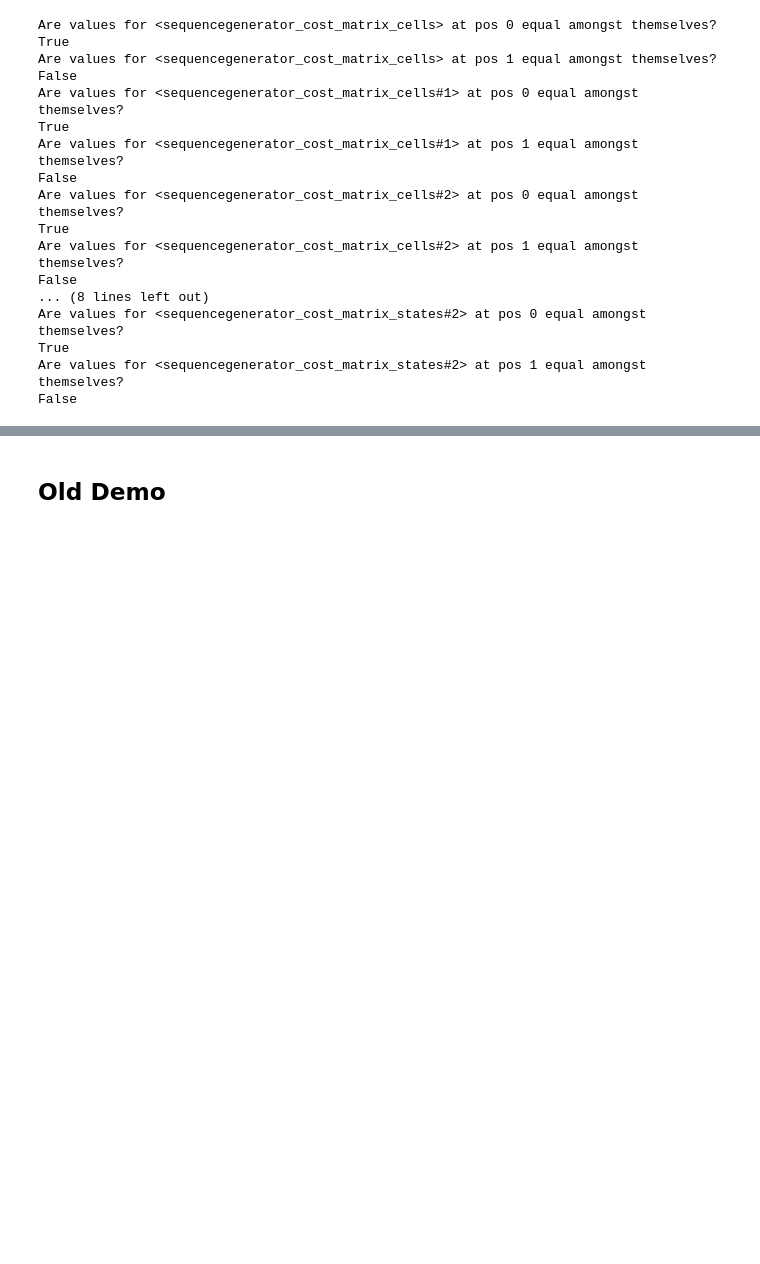
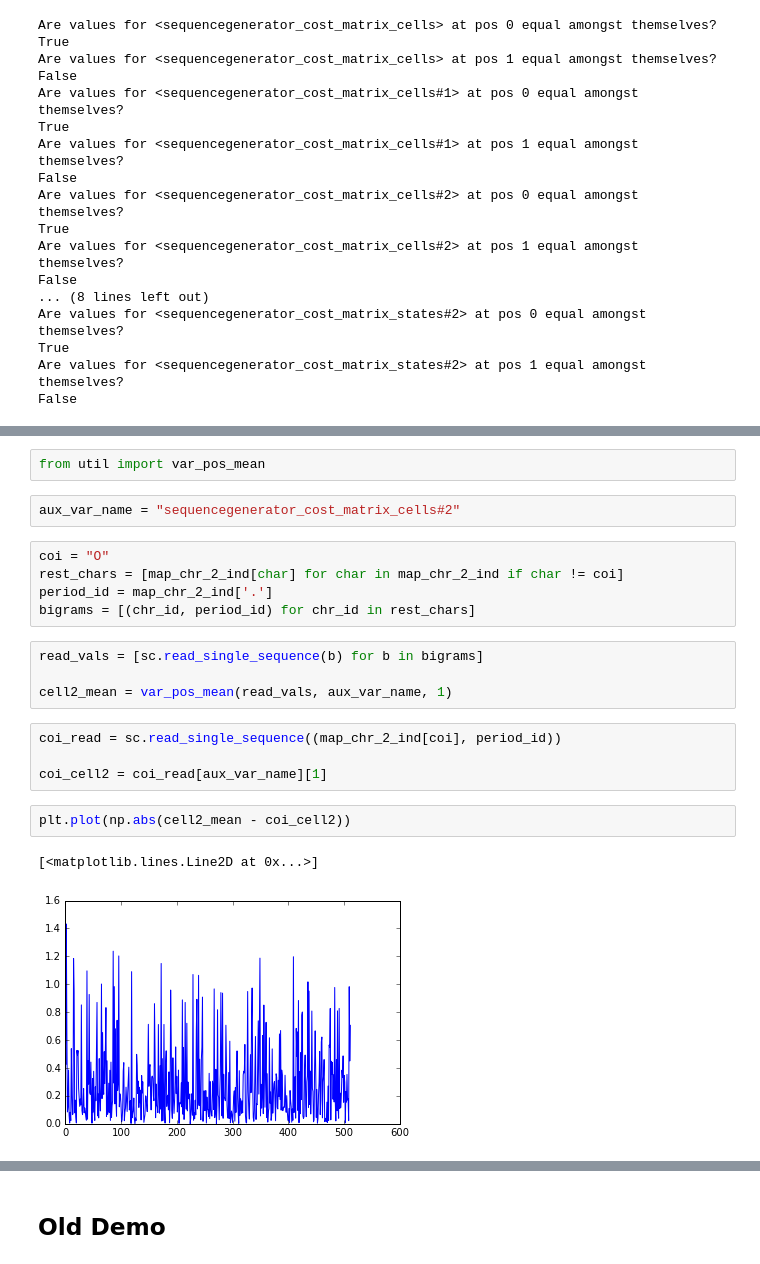
Before and after one commit to Copper-Head/the-three-stooges, a Jupyter notebook: Sandbox.ipynb, the cells around one changed output, grey strips where cells are left out. Cells and saved outputs as stored; diff of their text form; blank space fills up the shorter version.

```diff
--- a/Sandbox.ipynb
+++ b/Sandbox.ipynb
@@ -101,0 +104,22 @@ False
+# %%
+from util import var_pos_mean
+# %%
+aux_var_name = "sequencegenerator_cost_matrix_cells#2"
+# %%
+coi = "O"
+rest_chars = [map_chr_2_ind[char] for char in map_chr_2_ind if char != coi]
+period_id = map_chr_2_ind['.']
+bigrams = [(chr_id, period_id) for chr_id in rest_chars]
+# %%
+read_vals = [sc.read_single_sequence(b) for b in bigrams]
+
+cell2_mean = var_pos_mean(read_vals, aux_var_name, 1)
+# %%
+coi_read = sc.read_single_sequence((map_chr_2_ind[coi], period_id))
+
+coi_cell2 = coi_read[aux_var_name][1]
+# %%
+plt.plot(np.abs(cell2_mean - coi_cell2))
+# %% [output]
+[<matplotlib.lines.Line2D at 0x...>]
+[figure, added]
```
Also changed, not shown: parts of 2 cells of this notebook.
